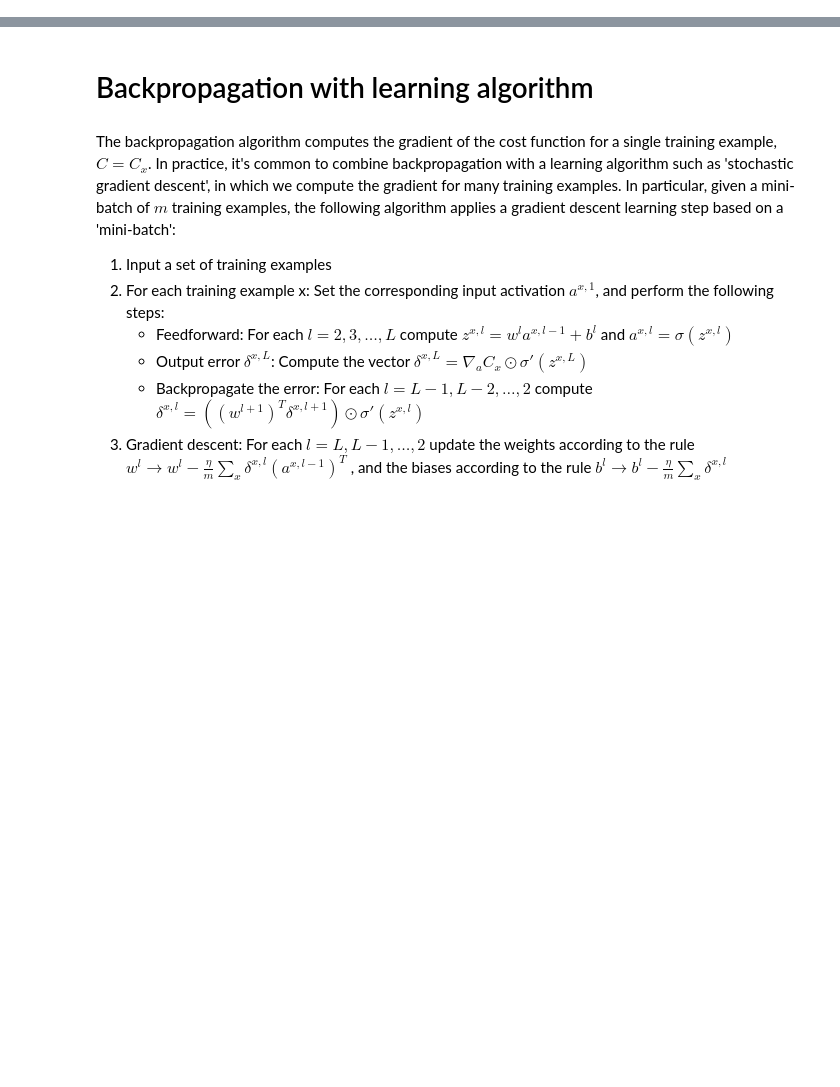
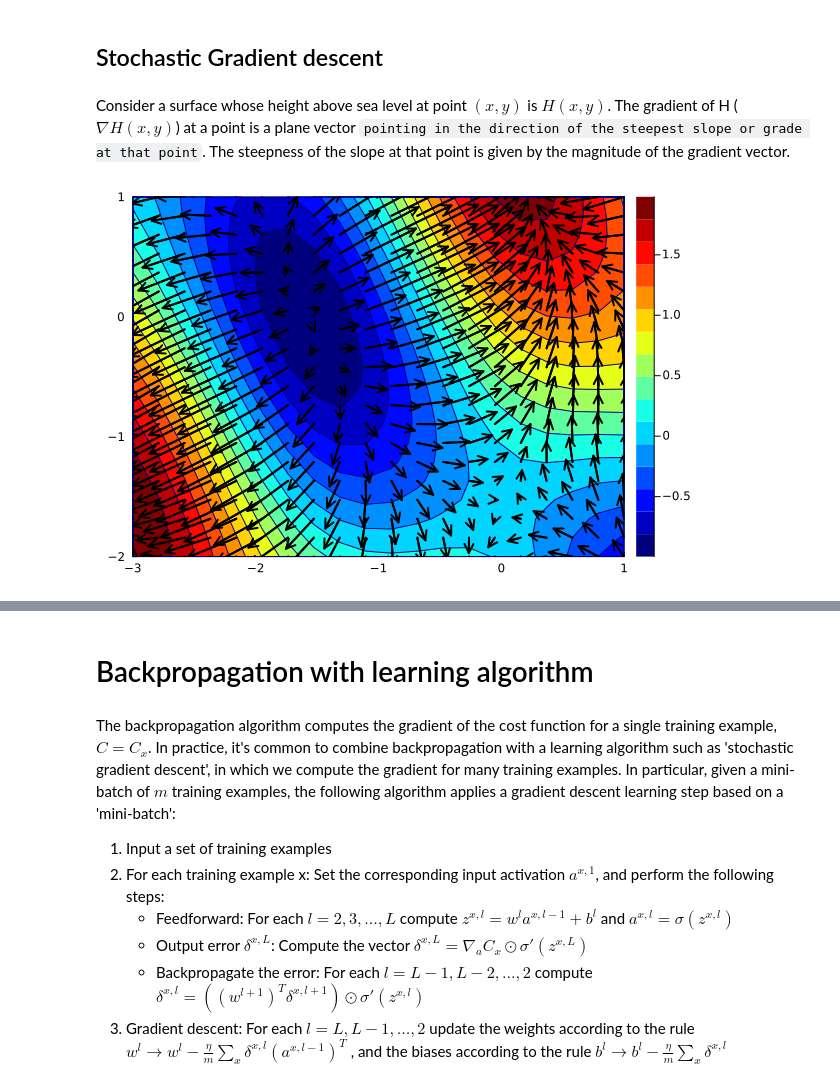
Before and after one commit to omar11205/torchDeepLearning, a Jupyter notebook: AAN/backpropagation_with_learning.ipynb, the cells around one changed output, grey strips where cells are left out. Cells and saved outputs as stored; diff of their text form; code cells hidden in the pictures; blank space fills up the shorter version.

```diff
--- a/AAN/backpropagation_with_learning.ipynb
+++ b/AAN/backpropagation_with_learning.ipynb
@@ -2,0 +4,8 @@ import numpy as np
+# %% [markdown]
+## Stochastic Gradient descent
+# %% [markdown]
+Consider a surface whose height above sea level at point $(x,y)$ is $H(x,y)$. The gradient of H ($\nabla H(x,y)$) at a point is a plane vector `pointing in the direction of the steepest slope or grade at that point`. The steepness of the slope at that point is given by the magnitude of the gradient vector.
+# %%
+Image("images/steepest_ascent.png")
+# %% [output]
+[figure, added]
```
Also changed, not shown: parts of 10 cells of this notebook, 3 other files.
